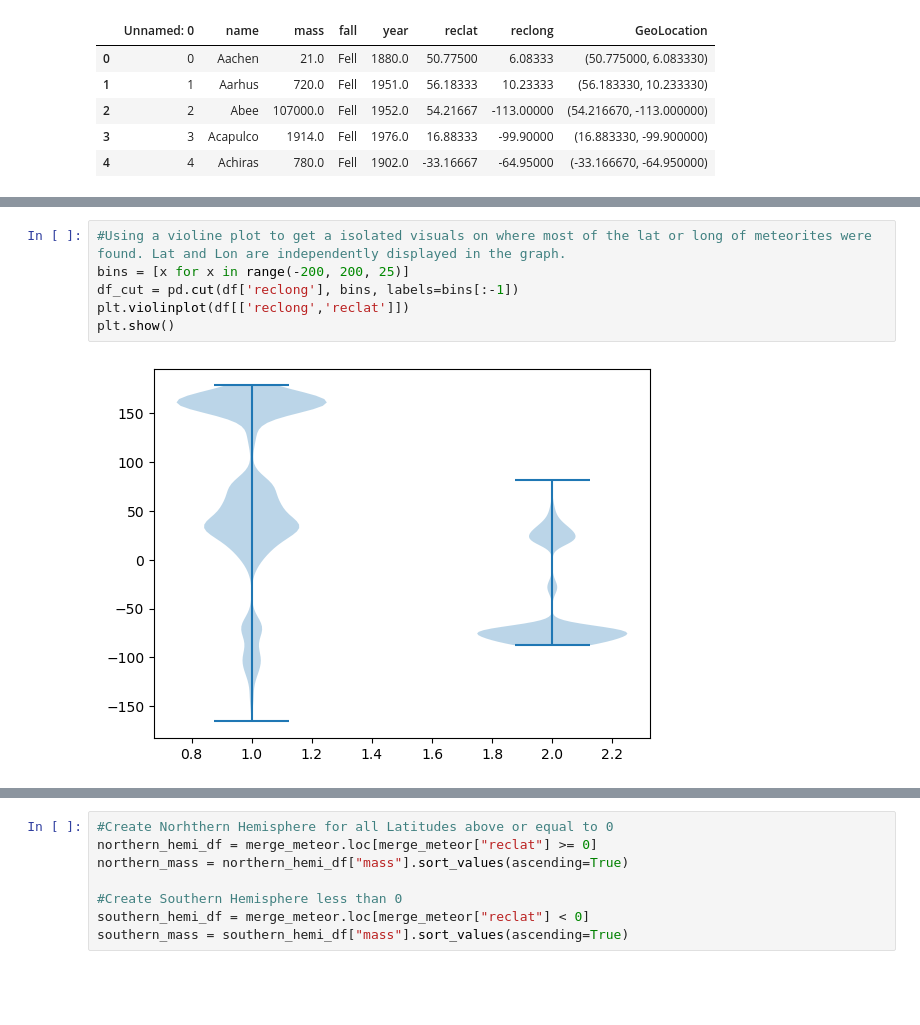
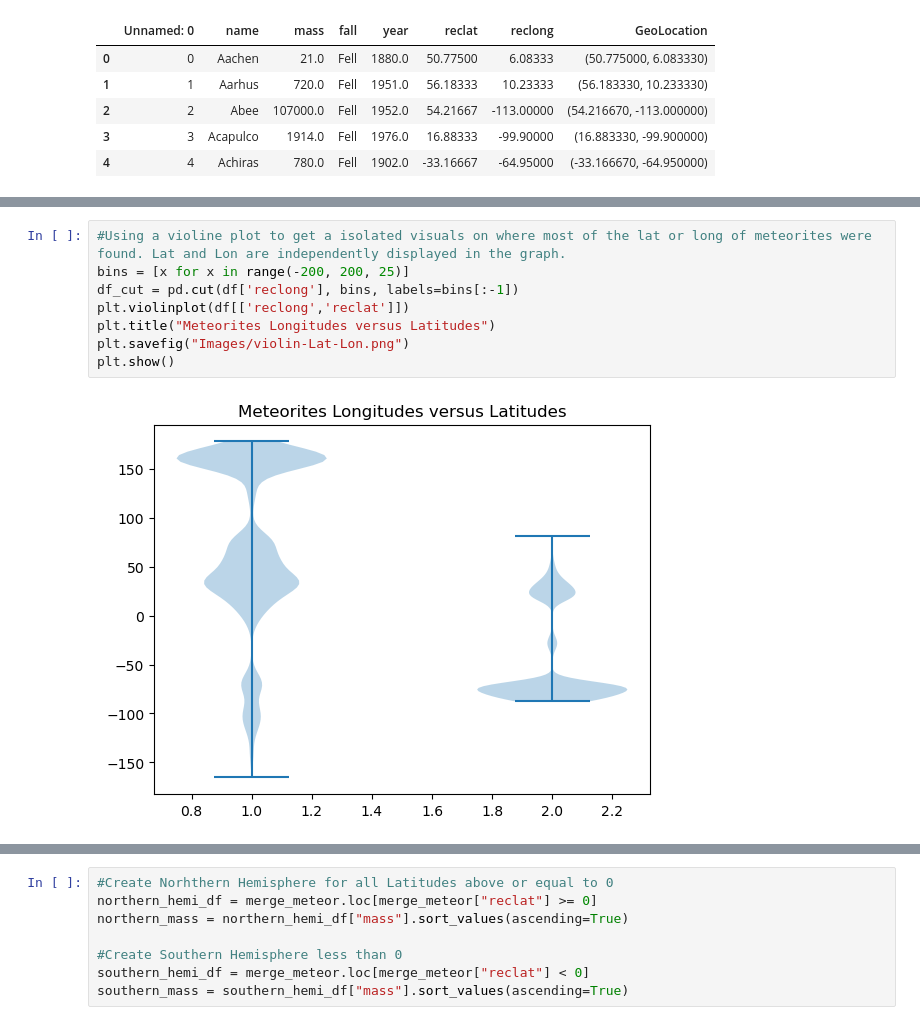
Before and after one commit to oliviabedford24/meteorite-data-analysis, a Jupyter notebook: christopher_project_1_analysis.ipynb, the cells around one changed output, grey strips where cells are left out. Cells and saved outputs as stored; diff of their text form; blank space fills up the shorter version.

Commit message:
Adding Images and final file

```diff
--- a/christopher_project_1_analysis.ipynb
+++ b/christopher_project_1_analysis.ipynb
@@ -88,11 +119,13 @@ dtype: float64
 # %%
 #Using a violine plot to get a isolated visuals on where most of the lat or long of meteorites were found. Lat and Lon are independently displayed in the graph.
 bins = [x for x in range(-200, 200, 25)]
 df_cut = pd.cut(df['reclong'], bins, labels=bins[:-1])
 plt.violinplot(df[['reclong','reclat']])
+plt.title("Meteorites Longitudes versus Latitudes")
+plt.savefig("Images/violin-Lat-Lon.png")
 plt.show()
 # %% [output]
-[figure, old version]
+[figure, new version]
 # %%
 #how are fallen/found related to the year?
 year_fall_count = df.groupby(["year"])["fall"].count()
```
Also changed, not shown: parts of 11 cells of this notebook, 8 other files.
